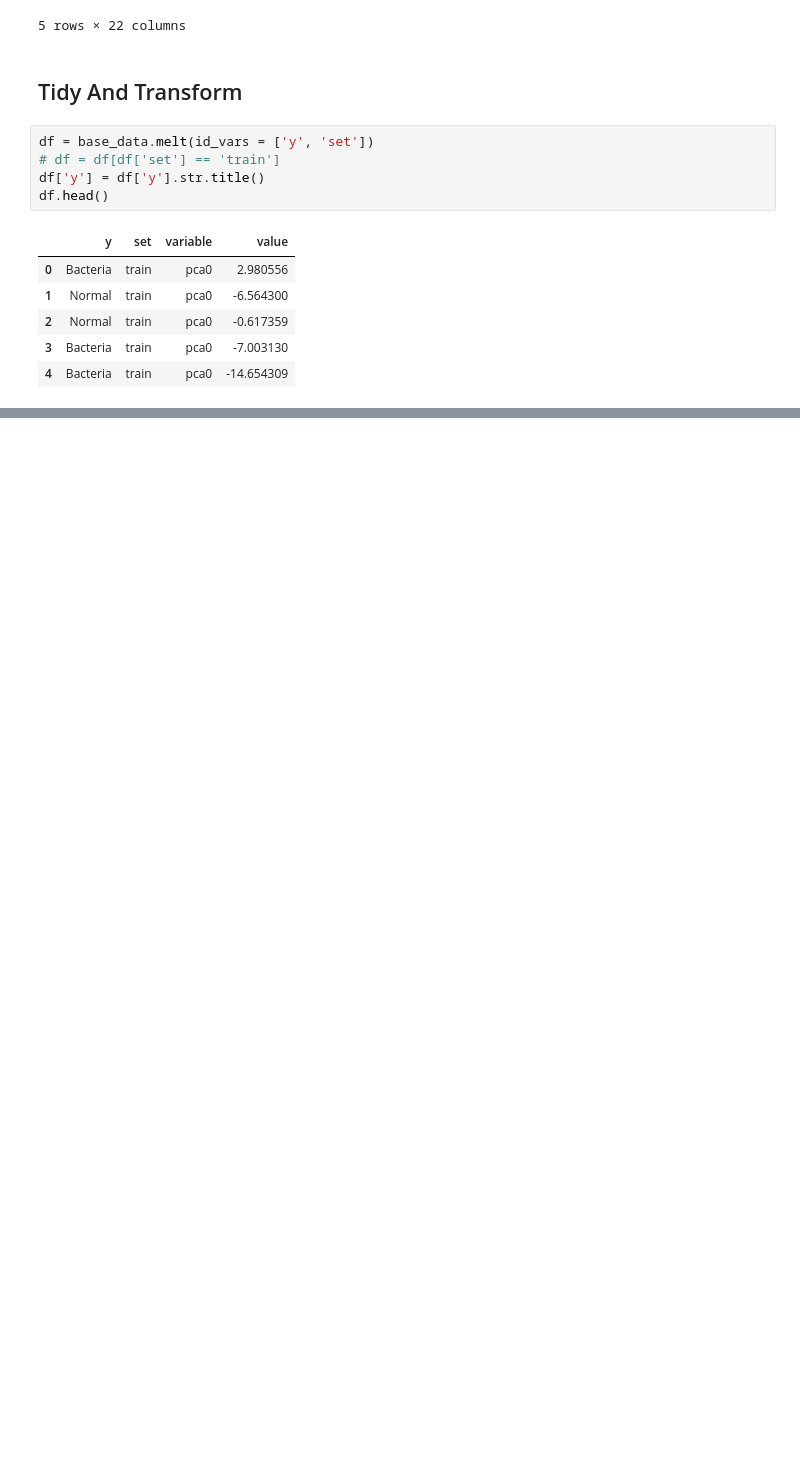
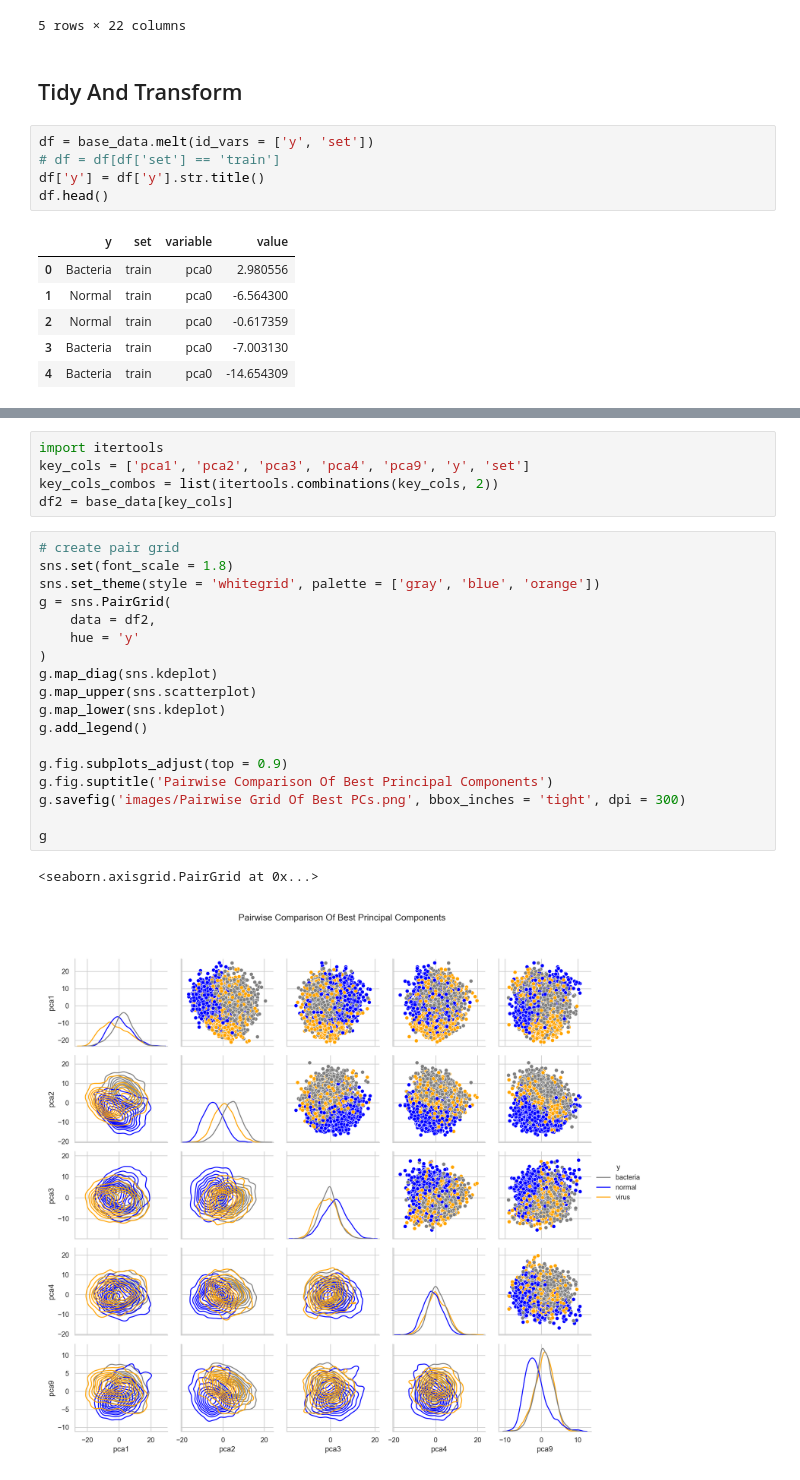
Before and after one commit to ManinderAde12/ISYE-6740-Project, a Jupyter notebook: PCA Data EDA.ipynb, the cells around one changed output, grey strips where cells are left out. Drawn from its saved outputs; the diff is of its cells as text; blank space fills up the shorter version.

```diff
--- a/PCA Data EDA.ipynb
+++ b/PCA Data EDA.ipynb
@@ -67,0 +75,26 @@ fig
+# %%
+import itertools
+key_cols = ['pca1', 'pca2', 'pca3', 'pca4', 'pca9', 'y', 'set']
+key_cols_combos = list(itertools.combinations(key_cols, 2))
+df2 = base_data[key_cols]
+# %%
+# create pair grid
+sns.set(font_scale = 1.8)
+sns.set_theme(style = 'whitegrid', palette = ['gray', 'blue', 'orange'])
+g = sns.PairGrid(
+    data = df2,
+    hue = 'y'
+)
+g.map_diag(sns.kdeplot)
+g.map_upper(sns.scatterplot)
+g.map_lower(sns.kdeplot)
+g.add_legend()
+
+g.fig.subplots_adjust(top = 0.9)
+g.fig.suptitle('Pairwise Comparison Of Best Principal Components')
+g.savefig('images/Pairwise Grid Of Best PCs.png', bbox_inches = 'tight', dpi = 300)
+
+g
+# %% [output]
+<seaborn.axisgrid.PairGrid at 0x...>
+[figure, added]
```
Also changed, not shown: parts of 5 cells of this notebook, 7 other files.
